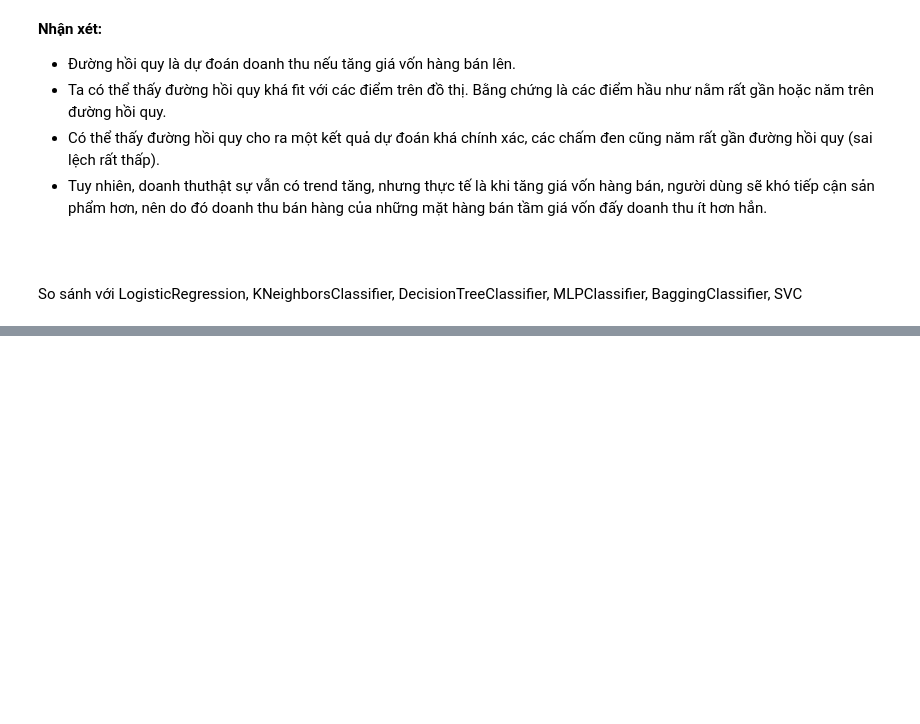
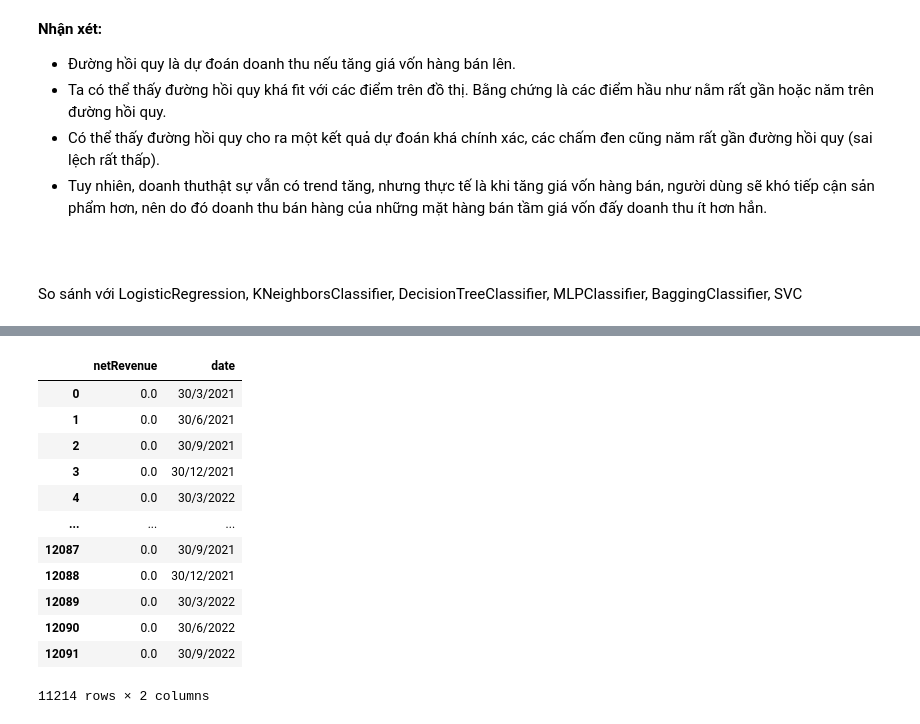
Before and after one commit to minhtringuyennn/NMKHDL_Project, a Jupyter notebook: crawl/crawl_data.ipynb, the cells around one changed output, grey strips where cells are left out. Drawn from its saved outputs; the diff is of its cells as text; code cells hidden in the pictures; blank space fills up the shorter version.

```diff
--- a/crawl/crawl_data.ipynb
+++ b/crawl/crawl_data.ipynb
@@ -905,0 +907,25 @@ fig.show()
+# %%
+def calc_date_time(row):
+    month = row['quarter'] * 3
+    year = row['year']
+    return f"30/{month}/{year}"
+# %%
+df_new = df_test_1.copy()
+df_new['date'] = df_new.apply(calc_date_time,axis=1)
+# %%
+df_train = df_new[['netRevenue','date']]
+df_train
+# %% [output]
+|  | netRevenue | date |
+| 0 | 0.0 | 30/3/2021 |
+| 1 | 0.0 | 30/6/2021 |
+| 2 | 0.0 | 30/9/2021 |
+| 3 | 0.0 | 30/12/2021 |
+| 4 | 0.0 | 30/3/2022 |
+| ... | ... | ... |
+| 12087 | 0.0 | 30/9/2021 |
+| 12088 | 0.0 | 30/12/2021 |
+| 12089 | 0.0 | 30/3/2022 |
+| 12090 | 0.0 | 30/6/2022 |
+| 12091 | 0.0 | 30/9/2022 |
+11214 rows × 2 columns
```
Also changed, not shown: parts of 17 cells of this notebook.
